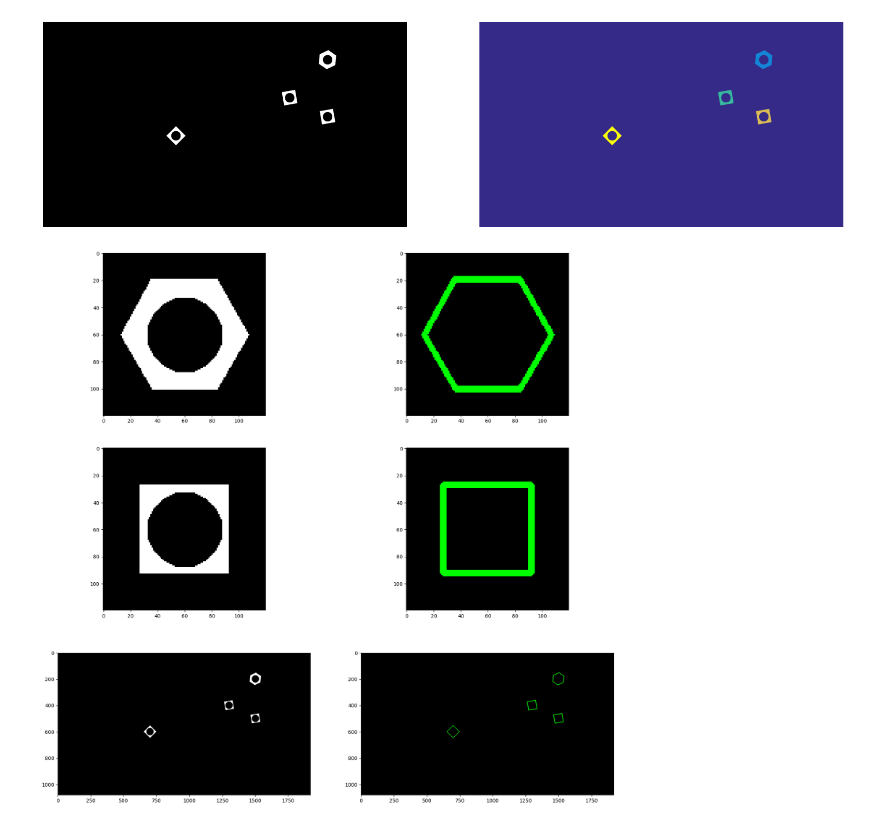
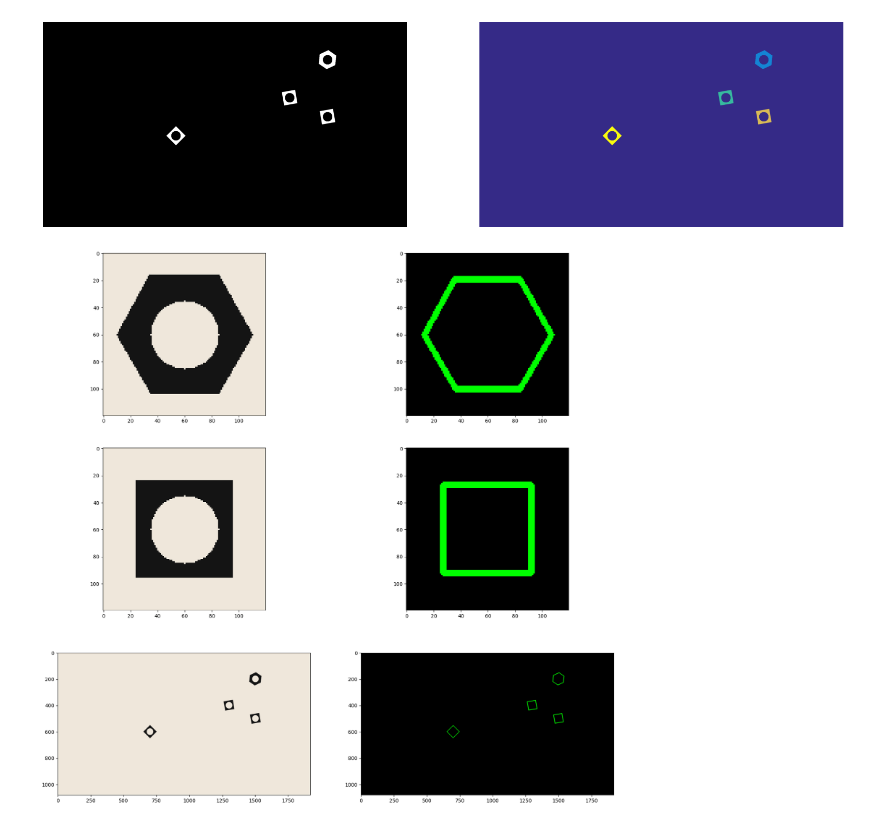
Before and after one commit to ThilankaMORA/image-processing, a Jupyter notebook: assignment 3.ipynb, the cells around one changed output. Cells and saved outputs as stored; diff of their text form; code cells hidden in the pictures.

```diff
--- a/assignment 3.ipynb
+++ b/assignment 3.ipynb
@@ -7,10 +7,12 @@ hexnut_template = cv.imread(r"E:\assignment 3\hexnut_template.png", cv.IMREAD_CO
 squarenut_template =  cv.imread(r"E:\assignment 3\squarenut_template.png", cv.IMREAD_COLOR)
 conveyor_f100 =  cv.imread(r"E:\assignment 3\conveyor_f100.png", cv.IMREAD_COLOR)
 
+images=[hexnut_template,squarenut_template,conveyor_f100]
+
 fig, ax = plt. subplots(1,3)
-ax[0].imshow(cv.cvtColor(hexnut_template, cv.COLOR_RGB2BGR))
-ax[1].imshow(cv.cvtColor(squarenut_template, cv.COLOR_RGB2BGR))
-ax[2].imshow(cv.cvtColor(conveyor_f100, cv.COLOR_RGB2BGR))
+
+for i in range(3): ax[i].imshow(cv.cvtColor(images[i], cv.COLOR_RGB2BGR))
+
 plt.show()
 # %% [output]
 [figure]
@@ -132,17 +134,17 @@ Centroid - (700.0, 600.0)
 # %%
 fig, ax = plt. subplots(3,2, figsize = (20, 20))
 
 for i in range(3):
     img_contours = np.zeros((closing_images[i].shape[0],closing_images[i].shape[1],3),np.uint8)
     contours, hierarchy = cv.findContours(closing_images[i], cv.RETR_EXTERNAL, cv.CHAIN_APPROX_SIMPLE)
     cv.drawContours(img_contours, contours, -1, (0,255,0), 3)
 
-    ax[i][0].imshow(cv.cvtColor(closing_images[i], cv.COLOR_RGB2BGR))
+    ax[i][0].imshow(cv.cvtColor(images[i], cv.COLOR_RGB2BGR))
     ax[i][1].imshow(cv.cvtColor(img_contours, cv.COLOR_RGB2BGR))
 
 plt.show()
 # %% [output]
-[figure, old version]
+[figure, new version]
 # %%
 cv.namedWindow('Conveyor', cv.WINDOW_NORMAL)
 cap = cv.VideoCapture("E:\assignment 3\conveyor.mp4")
```
